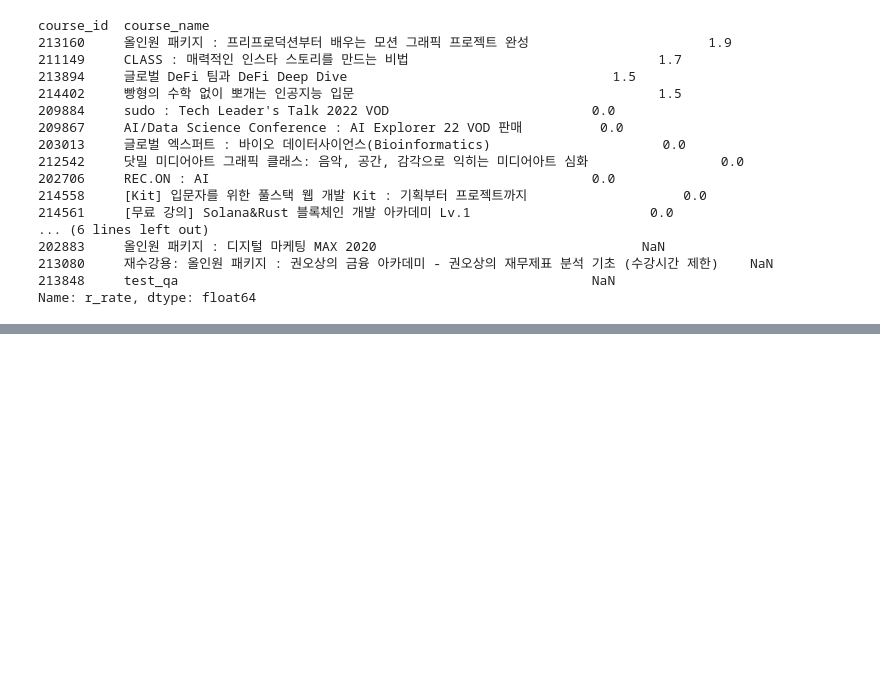
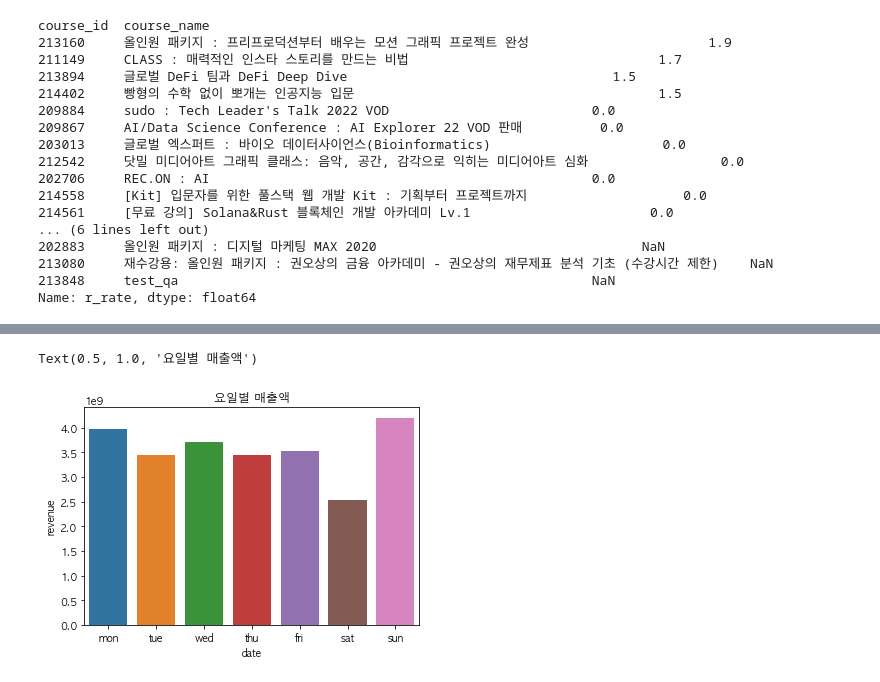
Before and after one commit to ParkSungHyon/mini_project, a Jupyter notebook: main2.ipynb, the cells around one changed output, grey strips where cells are left out. Cells and saved outputs as stored; diff of their text form; code cells hidden in the pictures; blank space fills up the shorter version.

```diff
--- a/main2.ipynb
+++ b/main2.ipynb
@@ -482,3 +480,18 @@ Name: r_rate, dtype: float64
 import plotly.express as px
 fig = px.treemap(df2, path=['category', 'course_name'], values='revenue')
 fig.show()
+# %%
+from datetime import datetime
+
+# datetime_date = datetime.strptime(df2['trans_date'], '%Y-%m-%d')
+# df2['trans_date']
+# 2022-12-31 22:12:33
+#df2['date'] = df2['datetime'].apply(lambda x: datetime.strptime(x, '%Y-%m-%d %H:%M:%S'))
+
+
+df2['trans_date'][0].weekday()
+df2['date'] = df2['trans_date'].apply(lambda x : x.weekday())
+df2
+dateDic = {0:'mon', 1:'tue', 2:'wed', 3:'thu', 4:'fri', 5:'sat', 6:'sun'}
+df2['date'] = df2['date'].apply(lambda x : dateDic[x])
+df2
@@ -484,0 +512,17 @@ fig.show()
+# %%
+### 요일별 매출액
+df2_date_rev = df2.groupby(by='date')['revenue'].sum().reset_index()
+df2_date_rev.sort_index()
+
+### 요일별 환불액
+df2_date_ref = df2.groupby(by='date')['refund_amount'].sum().reset_index()
+df2_date_ref.sort_index()
+
+## 요일별 구매 건수
+# (df2[df2['revenue'] > 0]).groupby(by='date')['revenue'].count()
+df2_pay_count = (df2[df2['type'] == "PAYMENT"]).groupby(by='date')['trans_id'].count().reset_index()
+
+## 요일별 환불 건수
+df2_ref_count = (df2[df2['type'] == "REFUND"]).groupby(by='date')['trans_id'].count().reset_index()
+df2_ref_count['trans_id'] = -(df2_ref_count['trans_id'])
+df2_ref_count
@@ -484,0 +536,6 @@ fig.show()
+# %%
+sns.barplot(data=df2_date_rev, x='date', y='revenue', order=['mon', 'tue', 'wed', 'thu', 'fri', 'sat', 'sun'])
+plt.title("요일별 매출액")
+# %% [output]
+Text(0.5, 1.0, '요일별 매출액')
+[figure, added]
```
Also changed, not shown: parts of 18 cells of this notebook.
